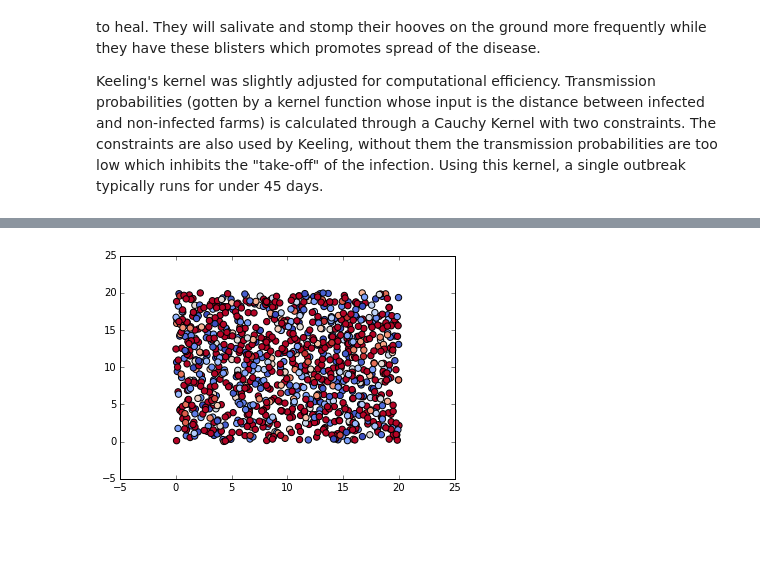
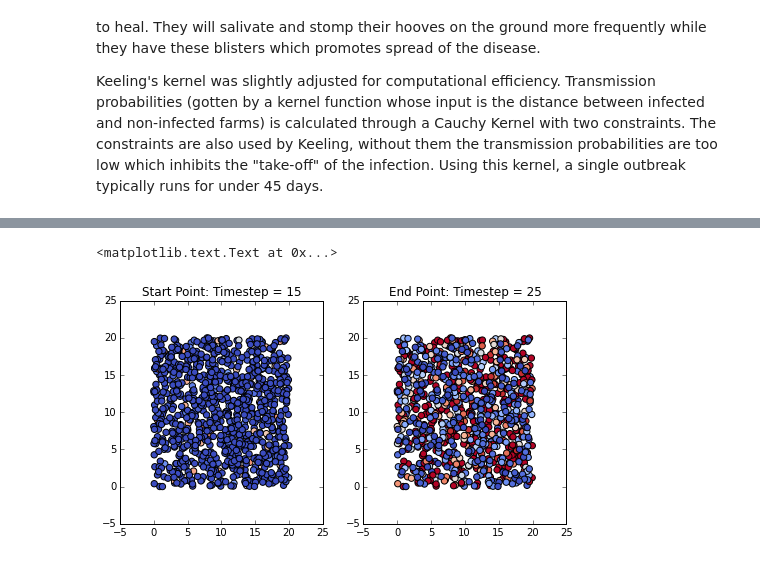
Before and after one commit to slakkur1/AMFMDIdeas, a Jupyter notebook: NoCullingMultOutbreak.ipynb, the cells around one changed output, grey strips where cells are left out. Saved outputs shown, nothing was run; the diff lists cells and outputs as text; code cells hidden in the pictures; blank space fills up the shorter version.

Commit message:
Added a Start Plot

```diff
--- a/NoCullingMultOutbreak.ipynb
+++ b/NoCullingMultOutbreak.ipynb
@@ -14,23 +14,31 @@ def MultipleOutbreaks(Num_outbreaks,N,Size,Y0,farms,start,end,x,y):
     #farms: farms to monitor
     #start: start timesetep during the outbreak
     #end: end timestep during outbreak
-    counts = [0]*(len(farms))
+    counts_start = [0]*(len(farms))
+    counts_end = [0]*(len(farms))
     from NoCullingOutbreak import Outbreaks
     placeholder = np.c_[0,0,0]
     for i in range(Num_outbreaks):
         Outbreak = np.r_[placeholder,Outbreaks(N=N,Size=Size,Y0=Y0,farms=farms,start=start,end=end,x=x,y=y)]
+        first_time = Outbreak[Outbreak[:,0]== start]
+        for j in list(range(len(farms))):
+            if first_time[j,2]>5:
+                counts_start[j]+=1
         last_time = Outbreak[Outbreak[:,0]== end]
         for j in list(range(len(farms))):
             if last_time[j,2]>5:
-                counts[j]+=1
-    probs = [x/Num_outbreaks for x in counts]
-    return(np.c_[farms,probs])
+                counts_end[j]+=1
+    probs_start = [x/Num_outbreaks for x in counts_start]
+    probs_end = [x/Num_outbreaks for x in counts_end]
+    return(np.c_[farms,probs_start],np.c_[farms,probs_end])
 Size = 20
 N = 1000
 farms = list(range(1,N-1))
 x = Size*np.random.rand(N)
 y = Size*np.random.rand(N)
-test = MultipleOutbreaks(x=x,y=y,Num_outbreaks = 25,N = 1000, Size = 20, Y0 = 1, farms = farms, start = 15, end = 25)
+start = 15
+end = 25
+first,last = MultipleOutbreaks(x=x,y=y,Num_outbreaks = 25,N = 1000, Size = 20, Y0 = 1, farms = farms, start = 15, end = 25)
 # %%
 #WHAT PROPORTION OF FARMS HAVE NONZERO RISK OF INFECTION DURING THAT TIMEFRAME
 import numpy as np
@@ -60,7 +53,14 @@ import matplotlib.pyplot as plt
 # %%
 #BLUE = LOW RISK, WHITE = MEDIUM RISK, RED = HIGH RISK
 #plt.plot(x[farms],y[farms],'r.')
-plt.scatter(x[farms], y[farms], s=40, linewidths=1, c=test[:,1], cmap=plt.cm.coolwarm)
-plt.show()
+plt.figure(figsize=(8,4))
+plt.subplot(1,2,1)
+plt.scatter(x[farms], y[farms], s=40, linewidths=1, c=first[:,1], cmap=plt.cm.coolwarm)
+plt.title('Start Point: Timestep = %d ' %start)
+
+plt.subplot(1,2,2)
+plt.scatter(x[farms], y[farms], s=40, linewidths=1, c=last[:,1], cmap=plt.cm.coolwarm)
+plt.title('End Point: Timestep = %d' %end)
 # %% [output]
+<matplotlib.text.Text at 0x...>
-[figure, old version]
+[figure, new version]
```
Also changed, not shown: parts of 1 cell of this notebook.
